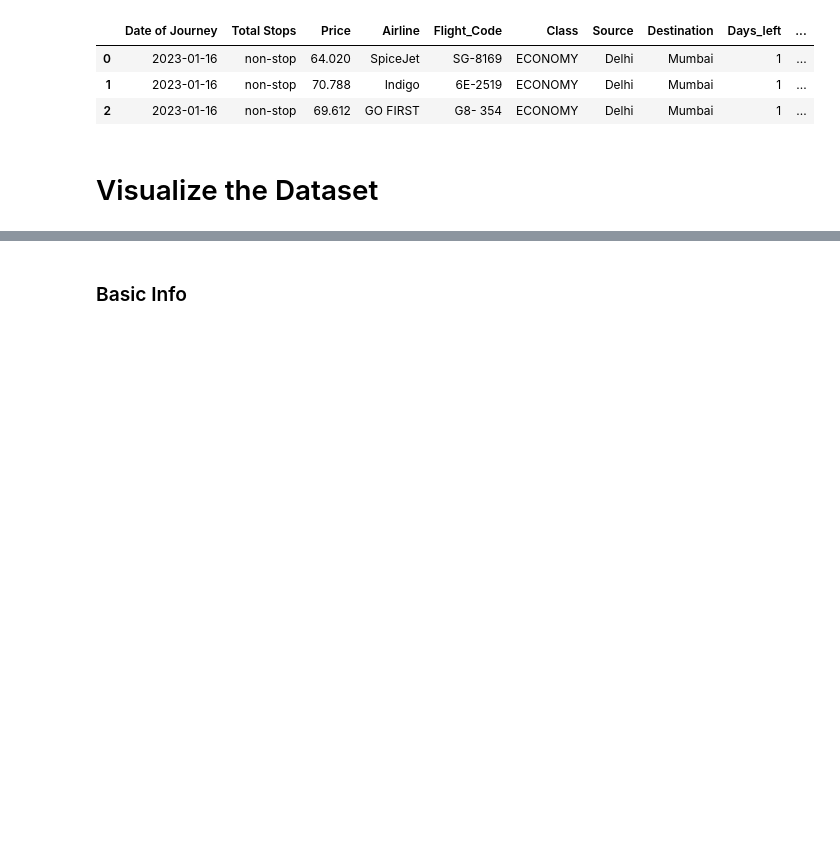
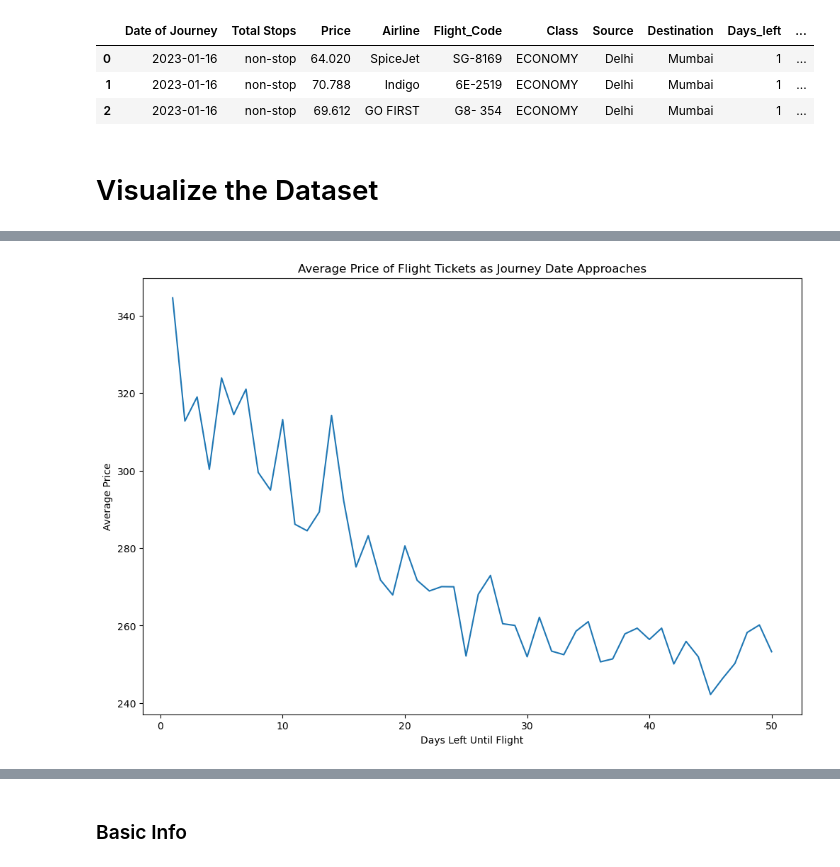
Before and after one commit to Eric1423/CS148_Final_Project, a Jupyter notebook: Final_Project.ipynb, the cells around one changed output, grey strips where cells are left out. Cells and saved outputs as stored; diff of their text form; code cells hidden in the pictures; blank space fills up the shorter version.

```diff
--- a/Final_Project.ipynb
+++ b/Final_Project.ipynb
@@ -188,0 +216,11 @@ plt.show()
+# %%
+avg_price_per_days_left = df.groupby('Days_left')['Price'].mean().reset_index()
+sorted_avg_price_per_days_left = avg_price_per_days_left.sort_values(by='Days_left')
+plt.figure(figsize=(12, 8))
+sns.lineplot(x='Days_left', y='Price', data=sorted_avg_price_per_days_left)
+plt.title("Average Price of Flight Tickets as Journey Date Approaches")
+plt.xlabel('Days Left Until Flight')
+plt.ylabel('Average Price')
+plt.show()
+# %% [output]
+[figure, added]
```
Also changed, not shown: parts of 11 cells of this notebook.
